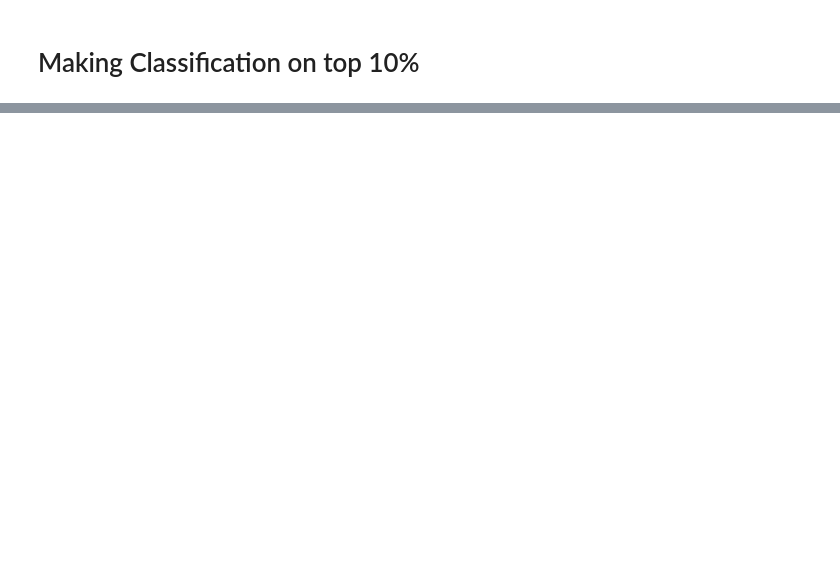
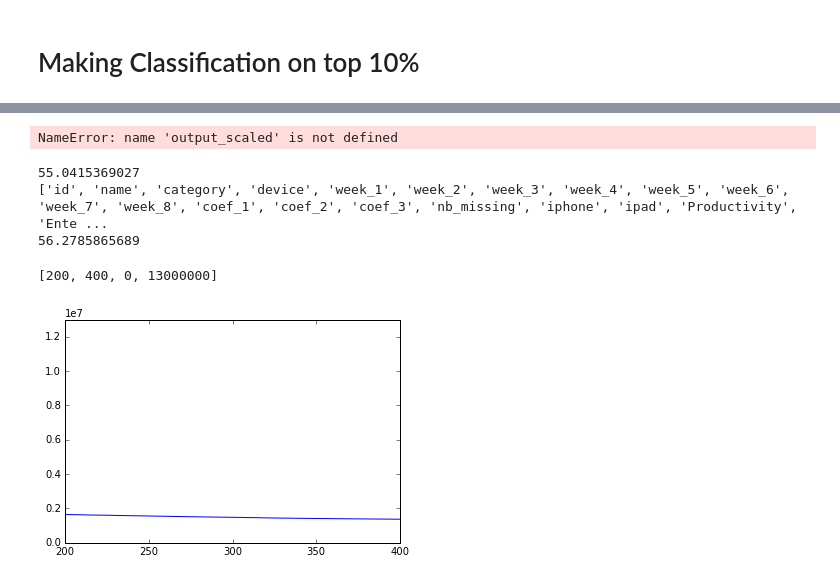
Before and after one commit to vpberges/CS341appranking, a Jupyter notebook: Predictors.ipynb, the cells around one changed output, grey strips where cells are left out. Saved outputs shown, nothing was run; the diff lists cells and outputs as text; code cells hidden in the pictures; blank space fills up the shorter version.

```diff
--- a/Predictors.ipynb
+++ b/Predictors.ipynb
@@ -486,0 +588,37 @@ print len(y_pred)
+# %%
+plt.plot(list(output_scaled.sort_values(by= 'cumulative_downloads_2016-02',ascending = False)["scaled_downloads"]))
+plt.axis([0, 300,min(list(output_scaled.sort_values(by= 'cumulative_downloads_2016-02',ascending = False)["scaled_downloads"])),max(list(output_scaled.sort_values(by= 'cumulative_downloads_2016-02',ascending = False)["scaled_downloads"]))])
+# %% [output]
+NameError: name 'output_scaled' is not defined
+# %%
+K = 10
+
+kf = KFold(32339, n_folds=K)
+old_top = []
+new_top = []
+for train, test in kf:
+    #base model
+    old_mod=linear_model.LinearRegression(fit_intercept=False).fit(predictors.as_matrix()[train,4:12], output.as_matrix()[train,5])
+    old_y_pred =  old_mod.predict(predictors.as_matrix()[test,4:12])
+    old_top.append(metric(old_y_pred,output.as_matrix()[test,5]))
+    #model
+    #mod=linear_model.LinearRegression(fit_intercept=False).fit(predictors.as_matrix()[train,4:], output_scaled.as_matrix()[train,6])
+    #mod=linear_model.Lasso(alpha=100,fit_intercept=False).fit(predictors.as_matrix()[train,4:], output_scaled.as_matrix()[train,6])
+    #mod = GradientBoostingRegressor(n_estimators=100, learning_rate=0.1,max_depth=1, random_state=0, loss='ls').fit(predictors.as_matrix()[train,4:], output_scaled.as_matrix()[train,6])
+    #mod= RandomForestRegressor(max_features = 1.0/3.0,n_estimators = 100).fit(predictors.as_matrix()[train,4:], output_scaled.as_matrix()[train,6])
+    mod= RandomForestRegressor(max_features = 'sqrt',n_estimators = 100).fit(predictors.as_matrix()[train,4:], output_scaled.as_matrix()[train,6])
+    y_pred =  mod.predict(predictors.as_matrix()[test,4:])
+    new_top.append(metric(y_pred,output_scaled.as_matrix()[test,6]))
+print 1.0*sum(old_top)/len(old_top)
+print list(predictors.columns.values)
+print 1.0*sum(new_top)/len(new_top)
+# %% [output]
+55.0415369027
+['id', 'name', 'category', 'device', 'week_1', 'week_2', 'week_3', 'week_4', 'week_5', 'week_6', 'week_7', 'week_8', 'coef_1', 'coef_2', 'coef_3', 'nb_missing', 'iphone', 'ipad', 'Productivity', 'Ente ...
+56.2785865689
+# %%
+plt.plot(list(output.sort_values(by= 'cumulative_downloads_2016-02',ascending = False)["cumulative_downloads_2016-02"]))
+plt.axis([200, 400, 0, 13000000])
+# %% [output]
+[200, 400, 0, 13000000]
+[figure, added]
```
Also changed, not shown: parts of 23 cells of this notebook.
